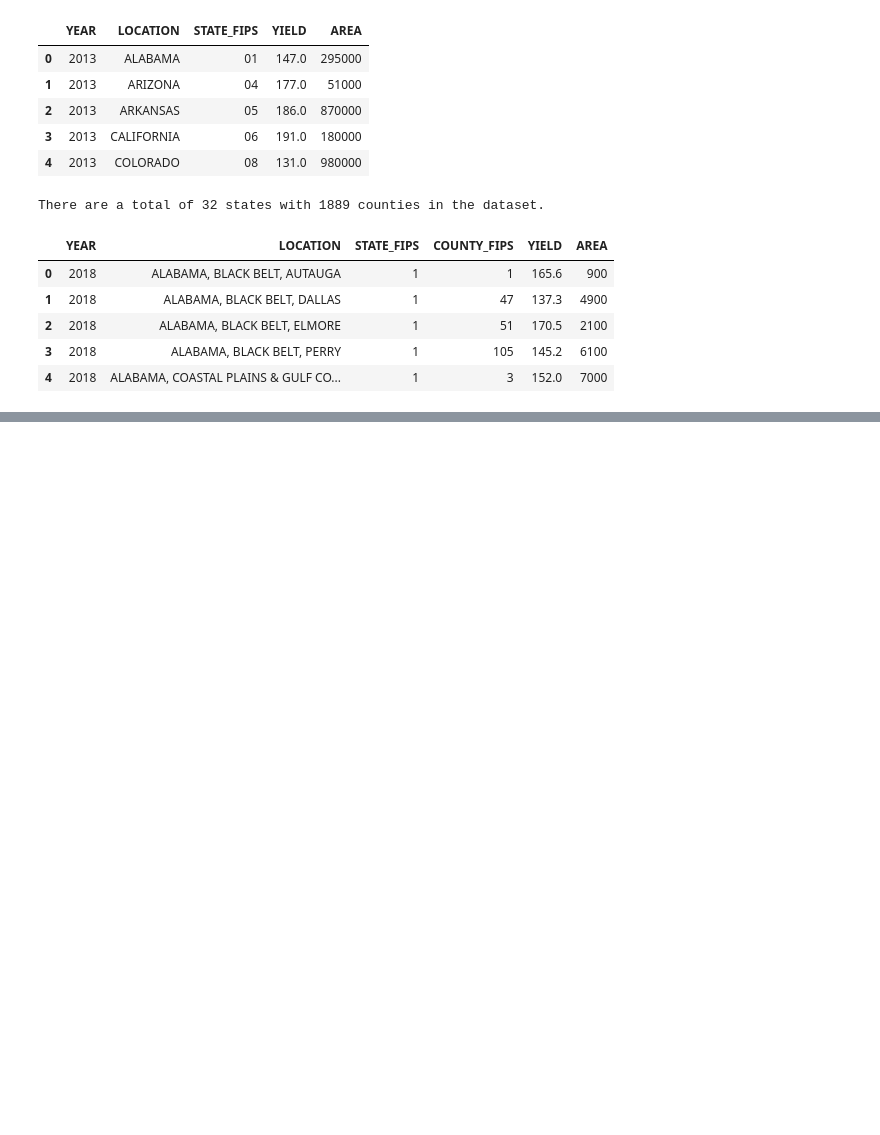
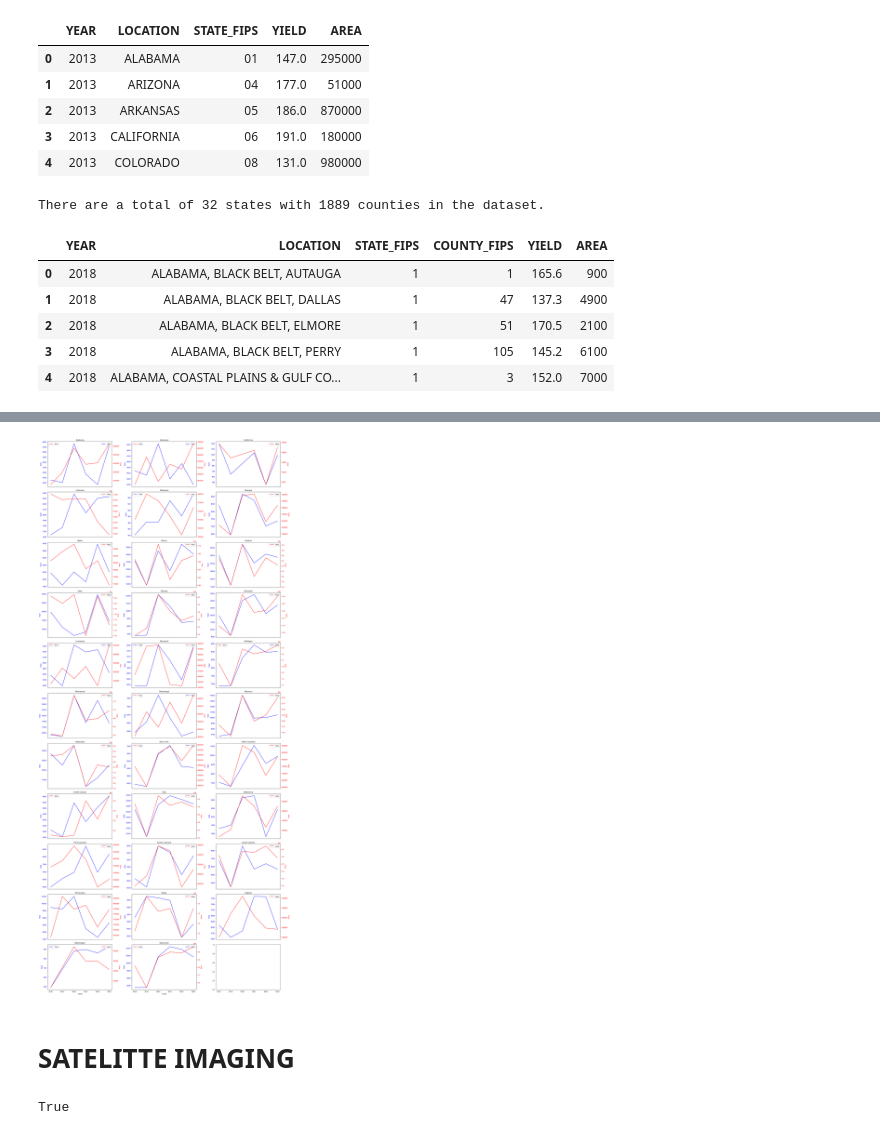
Before and after one commit to kayweeee/cds-corn-prediction, a Jupyter notebook: earthengine.ipynb, the cells around one changed output, grey strips where cells are left out. Saved outputs shown, nothing was run; the diff lists cells and outputs as text; code cells hidden in the pictures; blank space fills up the shorter version.

```diff
--- a/earthengine.ipynb
+++ b/earthengine.ipynb
@@ -58,0 +193,42 @@ There are a total of 32 states with 1889 counties in the dataset.
+# %%
+import math
+
+# Determine the number of rows and columns needed for subplots
+num_states = len(df_state['STATE'].unique())
+num_cols = 3
+num_rows = math.ceil(num_states / num_cols)
+
+# Create a grid of subplots
+fig, axes = plt.subplots(num_rows, num_cols, figsize=(20, 4*num_rows), sharex=True)
+
+# Iterate over each state and plot its data
+for i, (state, data) in enumerate(df_state.groupby('STATE')):
+    ax_row = i // num_cols
+    ax_col = i % num_cols
+    ax = axes[ax_row, ax_col]
+
+    sns.lineplot(data=data, x='YEAR', y='YIELD', ax=ax, color='blue', label='Yield')
+    ax.set_ylabel('Yield', color='blue')
+    ax.tick_params(axis='y', colors='blue')
+
+    # Create a secondary y-axis for area
+    ax2 = ax.twinx()
+    sns.lineplot(data=data, x='YEAR', y='AREA', ax=ax2, color='red', label='Area')
+    ax2.set_ylabel('Area', color='red')
+    ax2.tick_params(axis='y', colors='red')
+
+    ax.set_title(state)
+
+# Adjust layout
+plt.tight_layout()
+
+# Show the plot
+plt.show()
+# %% [output]
+[figure, added]
+# %% [markdown]
+# SATELITTE IMAGING
+# %%
+ee.Authenticate()
+# %% [output]
+True
```
Also changed, not shown: parts of 12 cells of this notebook, 2 other files.
